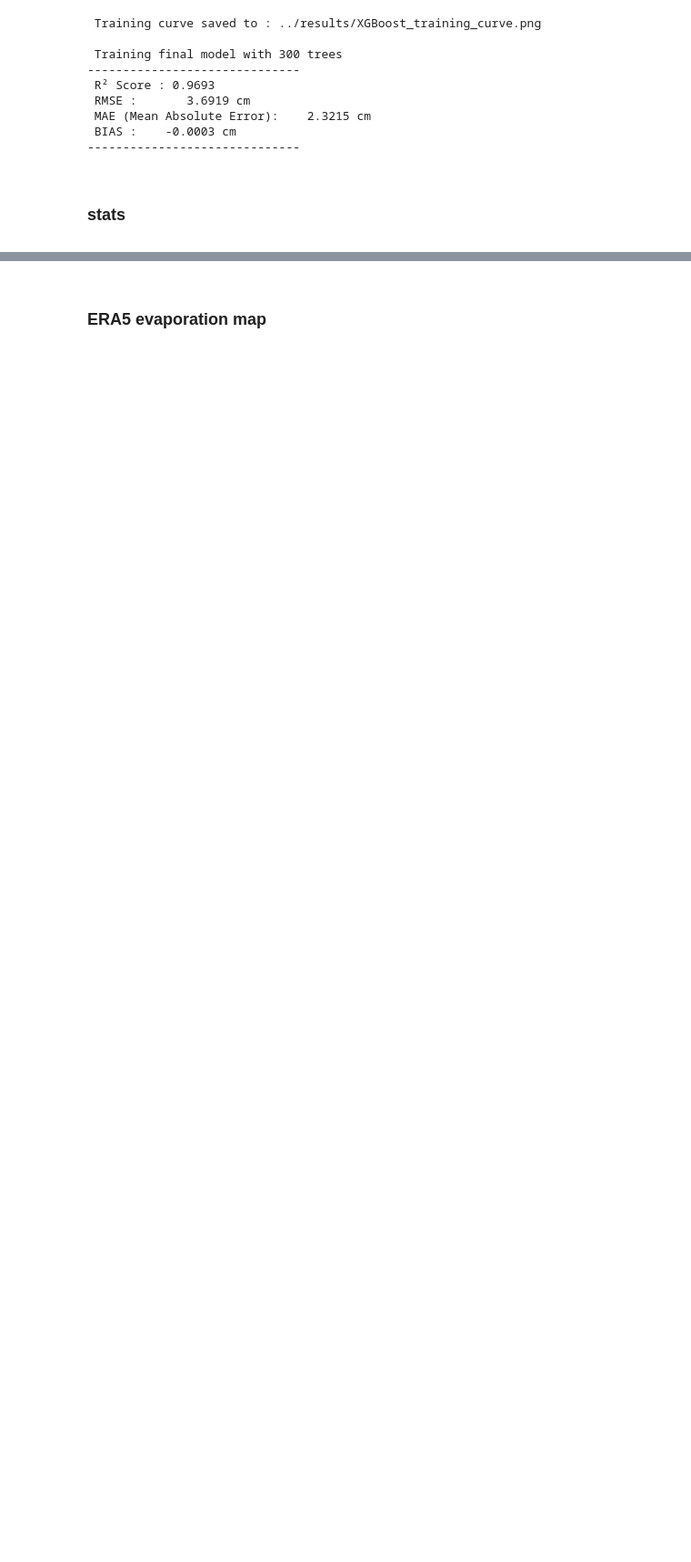
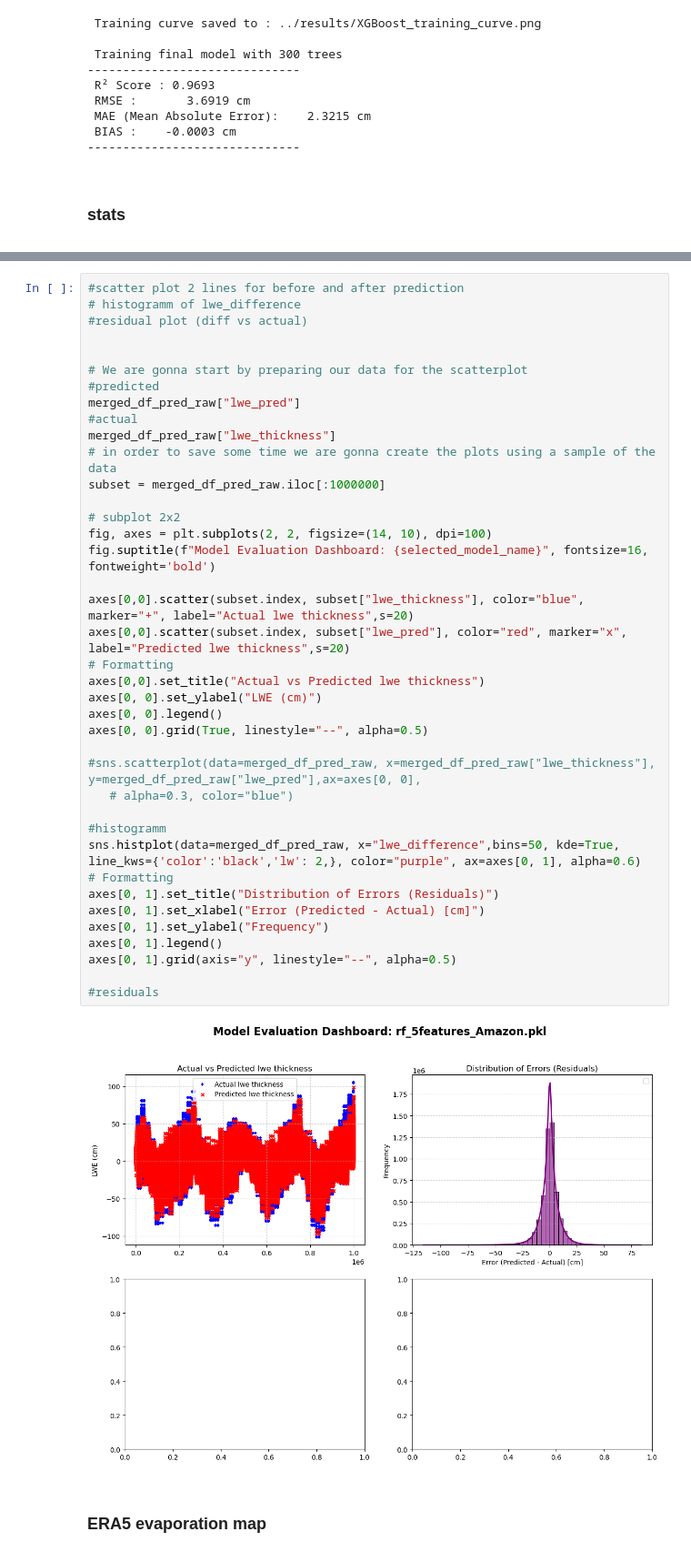
Before and after one commit to Neversplit2/grace_project, a Jupyter notebook: code/backend_notebook.ipynb, the cells around one changed output, grey strips where cells are left out. Shown at 91% size. Saved outputs shown, nothing was run; the diff lists cells and outputs as text; blank space fills up the shorter version.

Commit message:
model evaluation dashboard

```diff
--- a/code/backend_notebook.ipynb
+++ b/code/backend_notebook.ipynb
@@ -1053,3 +1096,44 @@ SystemExit:
+# %%
+#scatter plot 2 lines for before and after prediction
+# histogramm of lwe_difference
+#residual plot (diff vs actual)
+
+
+# We are gonna start by preparing our data for the scatterplot
+#predicted
+merged_df_pred_raw["lwe_pred"]
+#actual
+merged_df_pred_raw["lwe_thickness"]
+# in order to save some time we are gonna create the plots using a sample of the data
+subset = merged_df_pred_raw.iloc[:1000000]
+
+# subplot 2x2
+fig, axes = plt.subplots(2, 2, figsize=(14, 10), dpi=100)
+fig.suptitle(f"Model Evaluation Dashboard: {selected_model_name}", fontsize=16, fontweight='bold')
+
+axes[0,0].scatter(subset.index, subset["lwe_thickness"], color="blue", marker="+", label="Actual lwe thickness",s=20)
+axes[0,0].scatter(subset.index, subset["lwe_pred"], color="red", marker="x", label="Predicted lwe thickness",s=20)
+# Formatting
+axes[0,0].set_title("Actual vs Predicted lwe thickness")
+axes[0, 0].set_ylabel("LWE (cm)")
+axes[0, 0].legend()
+axes[0, 0].grid(True, linestyle="--", alpha=0.5)
+
+#sns.scatterplot(data=merged_df_pred_raw, x=merged_df_pred_raw["lwe_thickness"], y=merged_df_pred_raw["lwe_pred"],ax=axes[0, 0],
+   # alpha=0.3, color="blue")
+
+#histogramm
+sns.histplot(data=merged_df_pred_raw, x="lwe_difference",bins=50, kde=True, line_kws={'color':'black','lw': 2,}, color="purple", ax=axes[0, 1], alpha=0.6)
+# Formatting
+axes[0, 1].set_title("Distribution of Errors (Residuals)")
+axes[0, 1].set_xlabel("Error (Predicted - Actual) [cm]")
+axes[0, 1].set_ylabel("Frequency")
+axes[0, 1].legend()
+axes[0, 1].grid(axis="y", linestyle="--", alpha=0.5)
+
+#residuals
+# %% [output]
+[figure, added]
 # %% [markdown]
 # <font size="4"> ERA5 evaporation map </font>
 # %%
```
Also changed, not shown: parts of 3 cells of this notebook, 1 other file.
